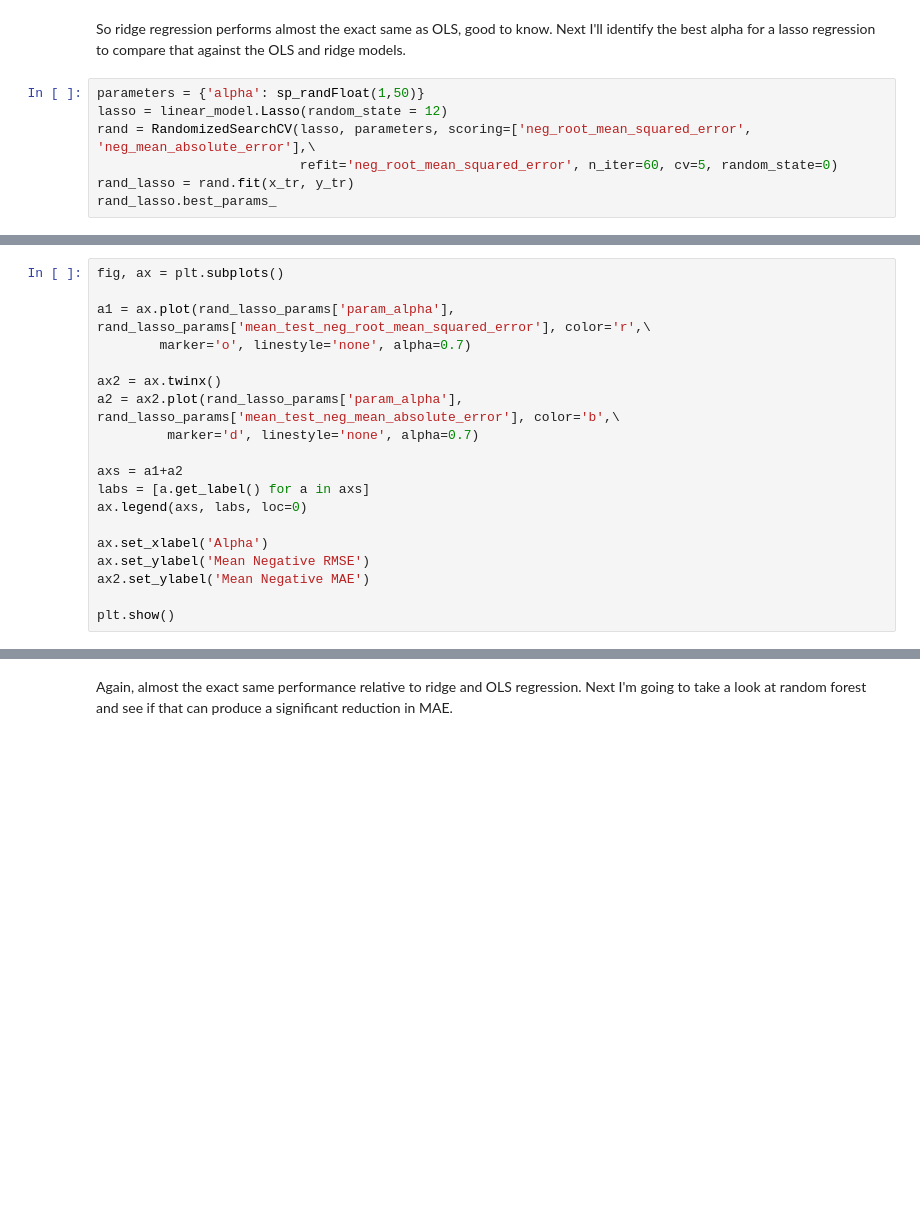
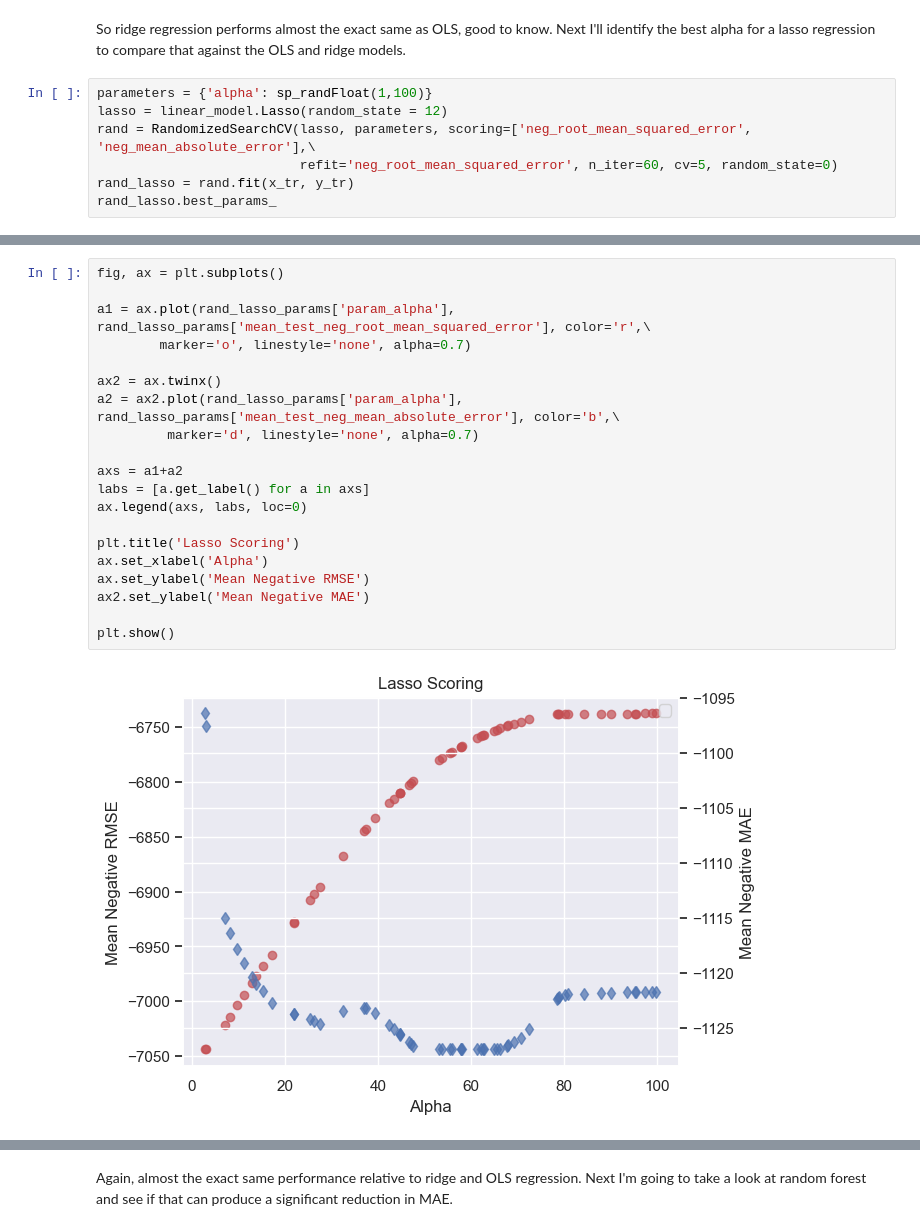
Before and after one commit to zjbrown0689/Solar-Panel-Capstone, a Jupyter notebook: notebooks/model_development.ipynb, the cells around one changed output, grey strips where cells are left out. Drawn from its saved outputs; the diff is of its cells as text; blank space fills up the shorter version.

```diff
--- a/notebooks/model_development.ipynb
+++ b/notebooks/model_development.ipynb
@@ -178,7 +179,7 @@ print(mean_squared_error(y_te, y_pred))
 # %% [markdown]
 So ridge regression performs almost the exact same as OLS, good to know. Next I'll identify the best alpha for a lasso regression to compare that against the OLS and ridge models.
 # %%
-parameters = {'alpha': sp_randFloat(1,50)}
+parameters = {'alpha': sp_randFloat(1,100)}
 lasso = linear_model.Lasso(random_state = 12)
 rand = RandomizedSearchCV(lasso, parameters, scoring=['neg_root_mean_squared_error', 'neg_mean_absolute_error'],\
                           refit='neg_root_mean_squared_error', n_iter=60, cv=5, random_state=0)
@@ -190,22 +201,25 @@ rand_lasso_params.head()
 # %%
 fig, ax = plt.subplots()
 
 a1 = ax.plot(rand_lasso_params['param_alpha'], rand_lasso_params['mean_test_neg_root_mean_squared_error'], color='r',\
         marker='o', linestyle='none', alpha=0.7)
 
 ax2 = ax.twinx()
 a2 = ax2.plot(rand_lasso_params['param_alpha'], rand_lasso_params['mean_test_neg_mean_absolute_error'], color='b',\
          marker='d', linestyle='none', alpha=0.7)
 
 axs = a1+a2
 labs = [a.get_label() for a in axs]
 ax.legend(axs, labs, loc=0)
 
+plt.title('Lasso Scoring')
 ax.set_xlabel('Alpha')
 ax.set_ylabel('Mean Negative RMSE')
 ax2.set_ylabel('Mean Negative MAE')
 
 plt.show()
+# %% [output]
+[figure, added]
 # %%
 lasso = linear_model.Lasso(alpha=rand_lasso.best_params_['alpha'], random_state = 12)
 lasso.fit(x_tr, y_tr)
```
Also changed, not shown: parts of 10 cells of this notebook, 1 other file.
